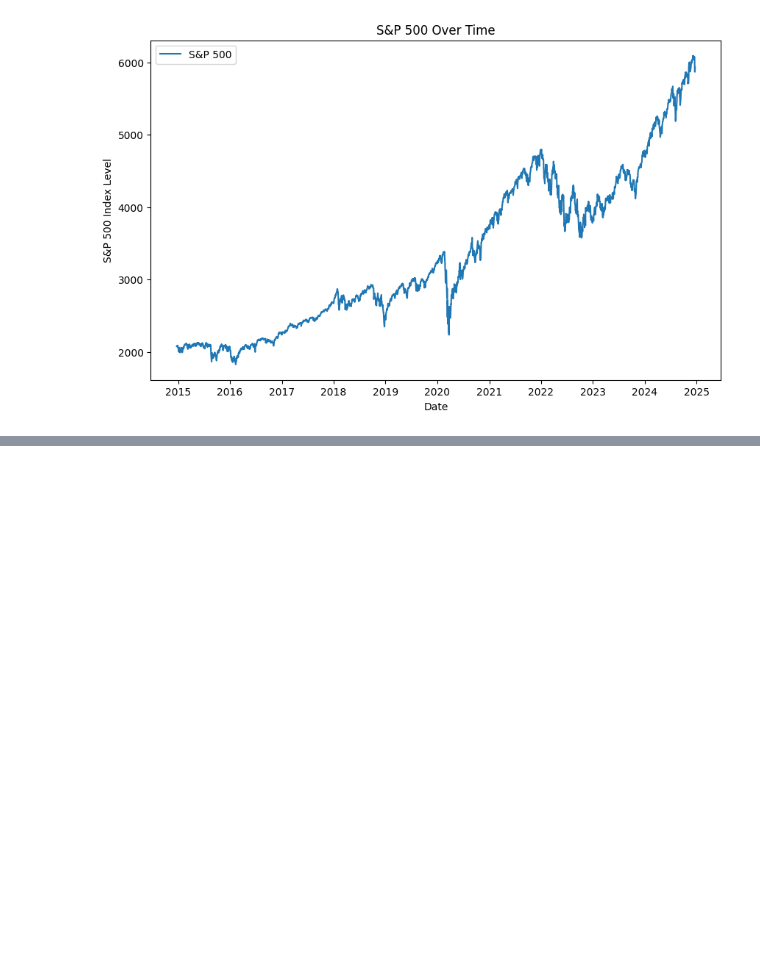
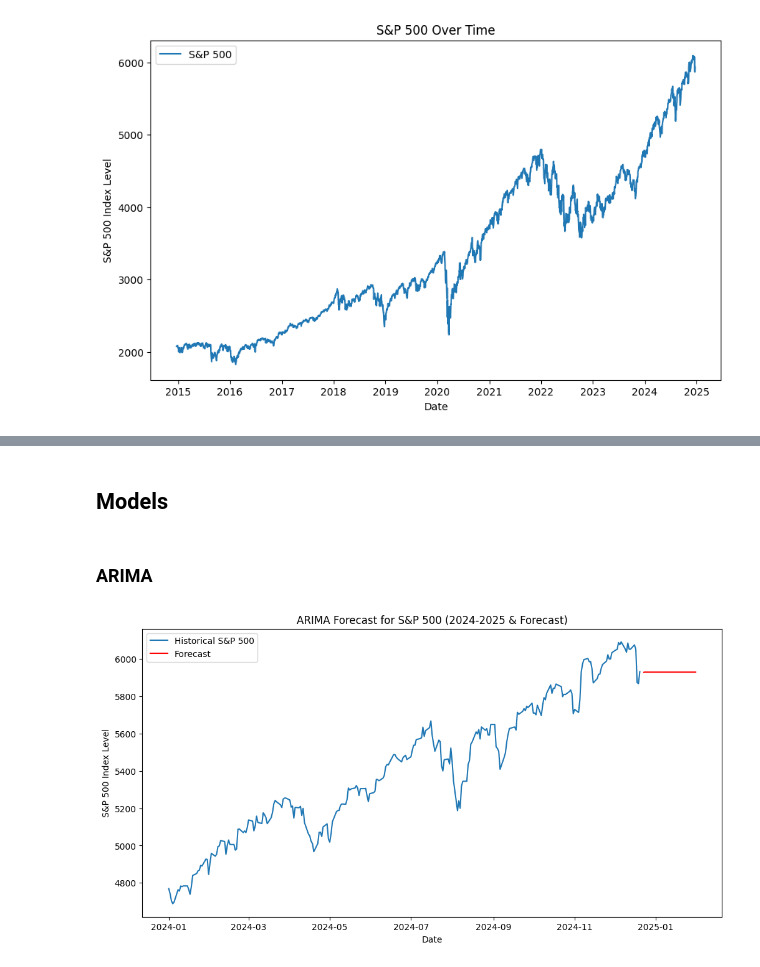
Before and after one commit to johnpospisil/SP500, a Jupyter notebook: s-p-500-stocks.ipynb, the cells around one changed output, grey strips where cells are left out. Cells and saved outputs as stored; diff of their text form; code cells hidden in the pictures; blank space fills up the shorter version.

Commit message:
Add models.

```diff
--- a/s-p-500-stocks.ipynb
+++ b/s-p-500-stocks.ipynb
@@ -255,0 +277,38 @@ plt.show()
+# %% [markdown]
+## Models
+# %% [markdown]
+### ARIMA
+# %%
+import pandas as pd
+import matplotlib.pyplot as plt
+from statsmodels.tsa.arima.model import ARIMA
+
+# Ensure index_df is already loaded and has a datetime index.
+# For example:
+# index_df['Date'] = pd.to_datetime(index_df['Date'])
+# index_df.set_index('Date', inplace=True)
+
+# Define ARIMA model parameters (p, d, q)
+order = (1, 1, 1)
+
+# Create and fit the ARIMA model
+model = ARIMA(index_df['S&P500'], order=order)
+model_fit = model.fit()
+
+# Forecast the next 30 periods
+forecast = model_fit.forecast(steps=30)
+
+# Filter historical data to only include dates from 2024 and 2025
+filtered_df = index_df.loc['2024':'2025']
+
+plt.figure(figsize=(12, 6))
+plt.plot(filtered_df.index, filtered_df['S&P500'], label='Historical S&P 500')
+plt.plot(forecast.index, forecast, label='Forecast', color='red')
+
+plt.xlabel('Date')
+plt.ylabel('S&P 500 Index Level')
+plt.title('ARIMA Forecast for S&P 500 (2024-2025 & Forecast)')
+plt.legend()
+plt.show()
+# %% [output]
+[figure, added]
```
Also changed, not shown: parts of 4 cells of this notebook.
